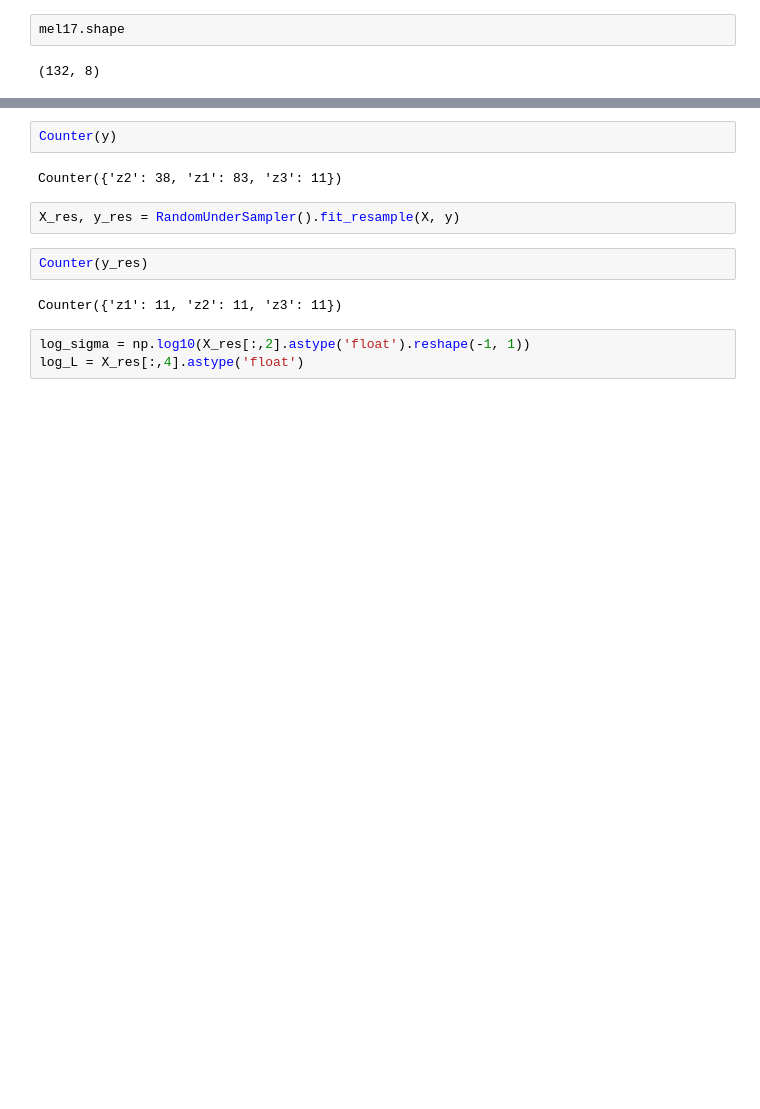
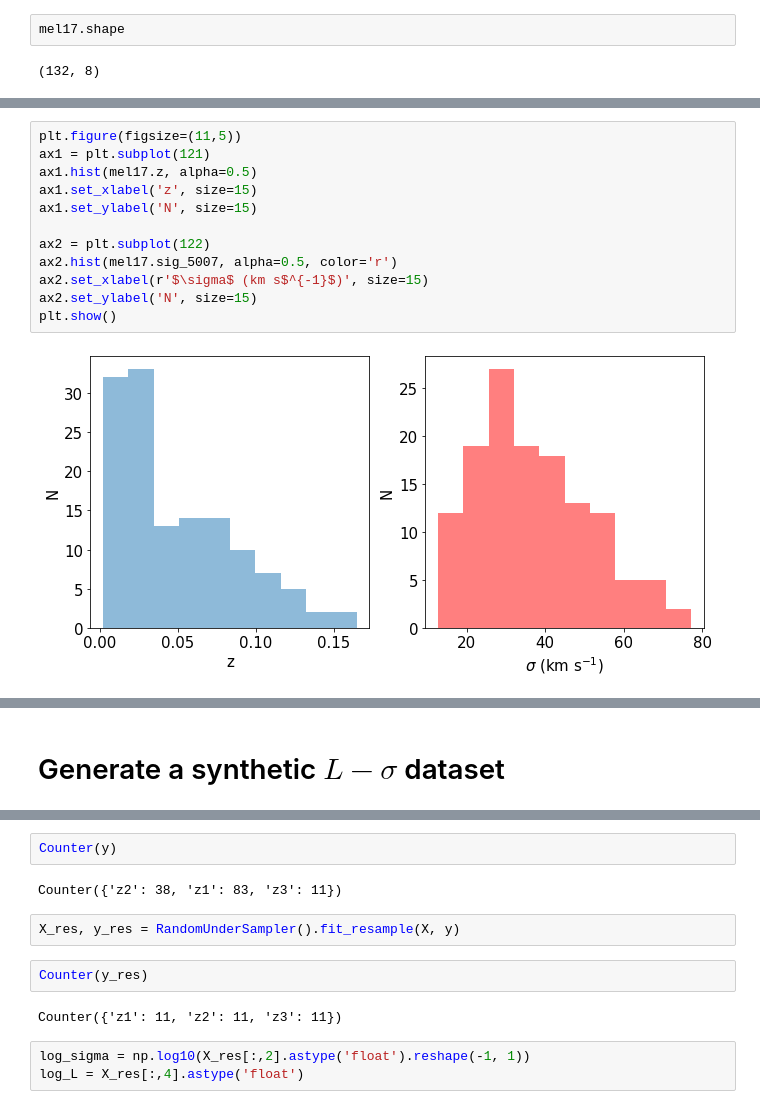
Before and after one commit to vbordalo/lsigma_hiigs, a Jupyter notebook: exploration/sigma-z_bias.ipynb, the cells around one changed output, grey strips where cells are left out. Cells and saved outputs as stored; diff of their text form; blank space fills up the shorter version.

```diff
--- a/exploration/sigma-z_bias.ipynb
+++ b/exploration/sigma-z_bias.ipynb
@@ -41,3 +47,19 @@ plt.show()
+# %%
+plt.figure(figsize=(11,5))
+ax1 = plt.subplot(121)
+ax1.hist(mel17.z, alpha=0.5)
+ax1.set_xlabel('z', size=15)
+ax1.set_ylabel('N', size=15)
+
+ax2 = plt.subplot(122)
+ax2.hist(mel17.sig_5007, alpha=0.5, color='r')
+ax2.set_xlabel(r'$\sigma$ (km s$^{-1}$)', size=15)
+ax2.set_ylabel('N', size=15)
+plt.show()
+# %% [output]
+[figure, new version]
 # %% [markdown]
 The sample $\sigma-z$ bias was observed in Bordalo (2009) for the full sample of HIIGs (120 objects):
 <img src="../data/ls118z.png" width="45%">
+# %% [markdown]
+# Generate a synthetic $L-\sigma$ dataset
```
Also changed, not shown: parts of 17 cells of this notebook, 2 other files.
